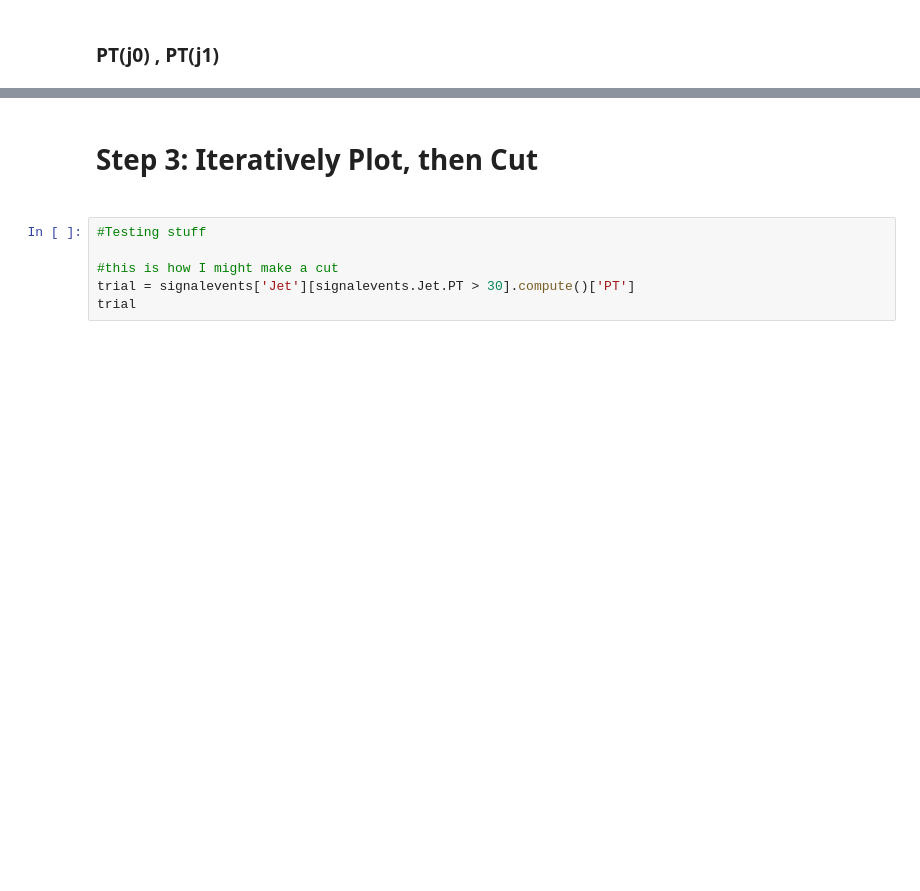
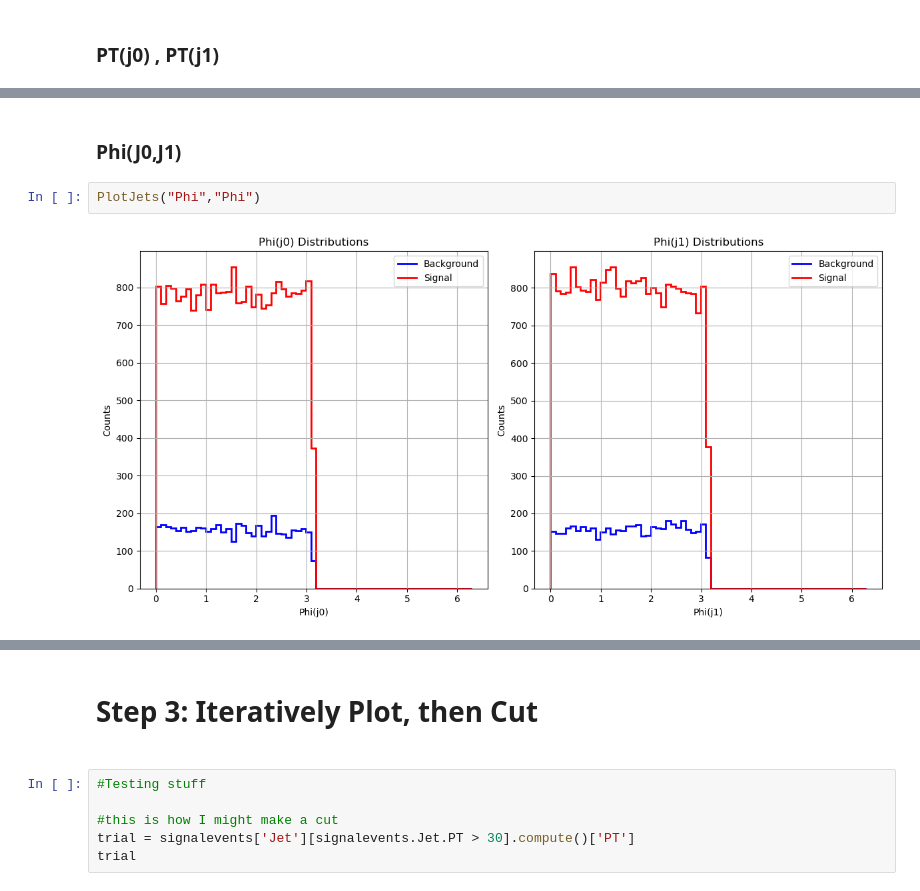
Before and after one commit to MarioPardo/UDEA_HEP_Analysis, a Jupyter notebook: AnalysisTemplate.ipynb, the cells around one changed output, grey strips where cells are left out. Drawn from its saved outputs; the diff is of its cells as text; blank space fills up the shorter version.

Commit message:
PlotJets is now a reusable function

```diff
--- a/AnalysisTemplate.ipynb
+++ b/AnalysisTemplate.ipynb
@@ -363,0 +242,6 @@ JetPlots(binname="Phi", dataname="Phi")
+# %% [markdown]
+<h3>Phi(J0,J1)</h3>
+# %%
+PlotJets("Phi","Phi")
+# %% [output]
+[figure, added]
```
Also changed, not shown: parts of 7 cells of this notebook, 1 other file.
